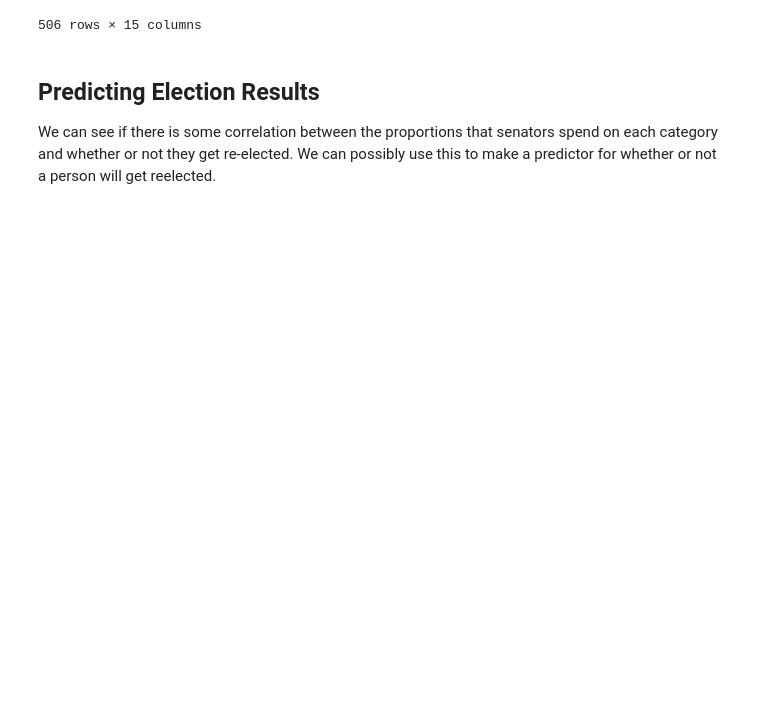
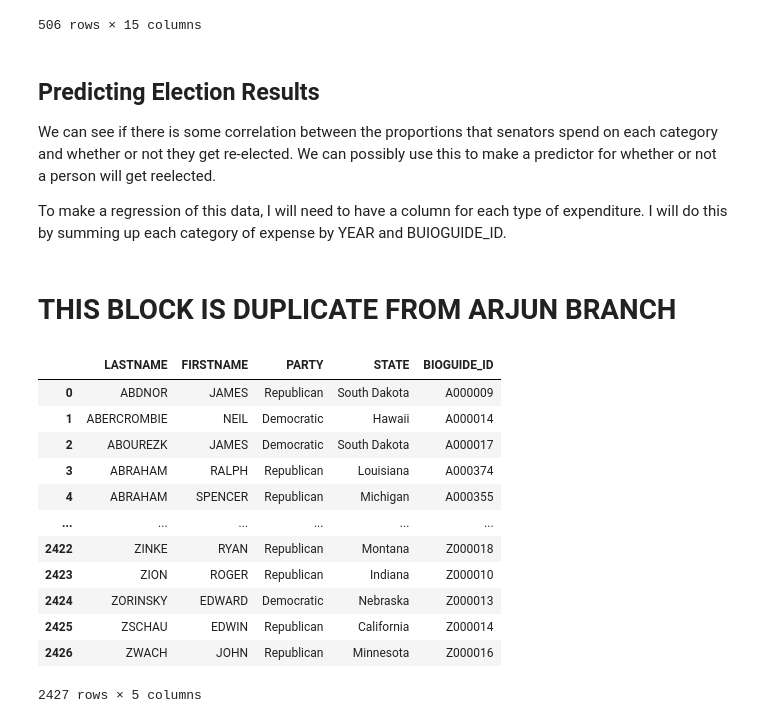
Before and after one commit to AndrewTrackim/cmsc320-final, a Jupyter notebook: final_tutorial.ipynb, the cells around one changed output. Cells and saved outputs as stored; diff of their text form; code cells hidden in the pictures; blank space fills up the shorter version.

```diff
--- a/final_tutorial.ipynb
+++ b/final_tutorial.ipynb
@@ -169,6 +166,44 @@ quarter_spending_df
 ## Predicting Election Results
 
 We can see if there is some correlation between the proportions that senators spend on each category and whether or not they get re-elected. We can possibly use this to make a predictor for whether or not a person will get reelected.
+
+To make a regression of this data, I will need to have a column for each type of expenditure. I will do this by summing up each category of expense by YEAR and BUIOGUIDE_ID.
+# %% [markdown]
+# THIS BLOCK IS DUPLICATE FROM ARJUN BRANCH
+# %%
+import requests
+from bs4 import BeautifulSoup
+raw = requests.get("https://www.congress.gov/help/field-values/member-bioguide-ids")
+soup = BeautifulSoup(raw.text, 'lxml')
+table = soup.find('table')
+
+# Since the entire thing is a formatted table, read it directly into a pandas dataframe
+tabledf = pd.read_html(str(table))
+tabledf = tabledf[0]
+tabledf.dropna(subset = ['Member'], inplace=True)
+tabledf.reset_index(drop=True, inplace=True)
+members = tabledf['Member'].str.extractall("(.*), (.*) \((.*) - (.*)\)")
+
+members.reset_index(drop=True, inplace=True)
+members.rename(columns={0 : 'LASTNAME', 1: "FIRSTNAME", 2: "PARTY", 3: "STATE"}, inplace=True)
+members['BIOGUIDE_ID'] = tabledf['Member ID']
+members['LASTNAME'] = members['LASTNAME'].apply(lambda x: x.upper())
+members['FIRSTNAME'] = members['FIRSTNAME'].apply(lambda x: x.split(' ')[0].upper())
+members
+# %% [output]
+|  | LASTNAME | FIRSTNAME | PARTY | STATE | BIOGUIDE_ID |
+| 0 | ABDNOR | JAMES | Republican | South Dakota | A000009 |
+| 1 | ABERCROMBIE | NEIL | Democratic | Hawaii | A000014 |
+| 2 | ABOUREZK | JAMES | Democratic | South Dakota | A000017 |
+| 3 | ABRAHAM | RALPH | Republican | Louisiana | A000374 |
+| 4 | ABRAHAM | SPENCER | Republican | Michigan | A000355 |
+| ... | ... | ... | ... | ... | ... |
+| 2422 | ZINKE | RYAN | Republican | Montana | Z000018 |
+| 2423 | ZION | ROGER | Republican | Indiana | Z000010 |
+| 2424 | ZORINSKY | EDWARD | Democratic | Nebraska | Z000013 |
+| 2425 | ZSCHAU | EDWIN | Republican | California | Z000014 |
+| 2426 | ZWACH | JOHN | Republican | Minnesota | Z000016 |
+2427 rows × 5 columns
 # %%
 years = house_data['YEAR'].unique()
 categories = house_data['CATEGORY'].unique()
```
Also changed, not shown: parts of 8 cells of this notebook.
